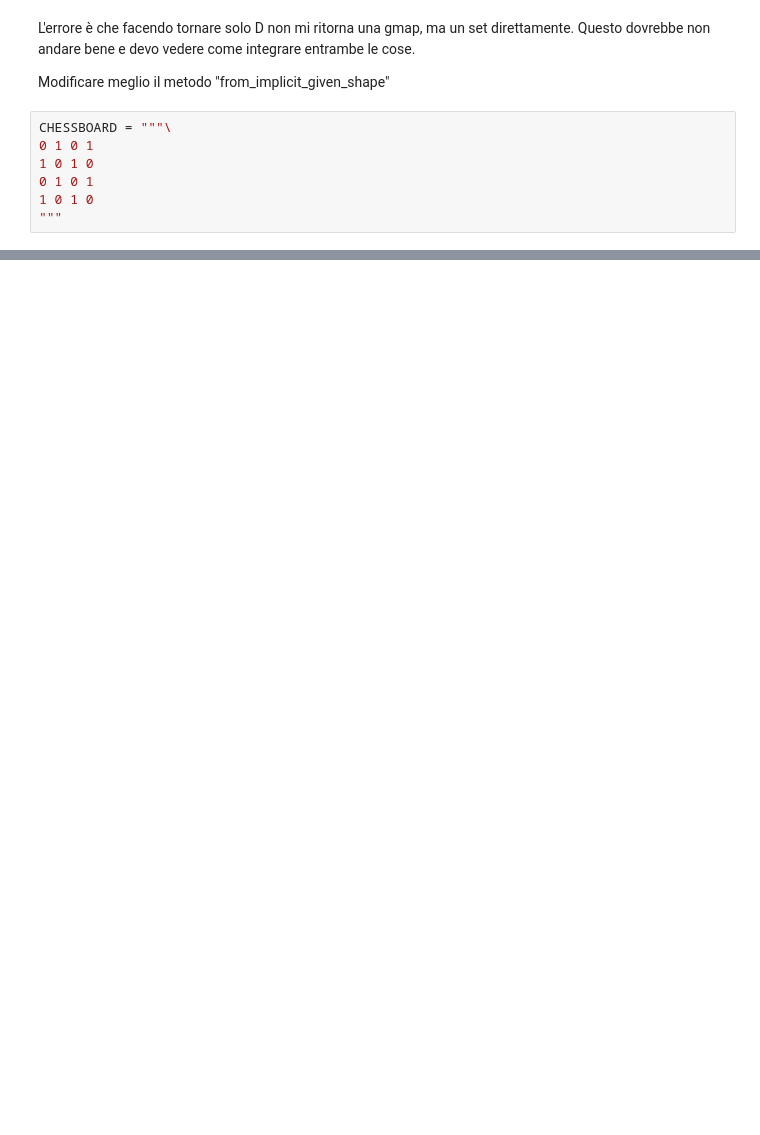
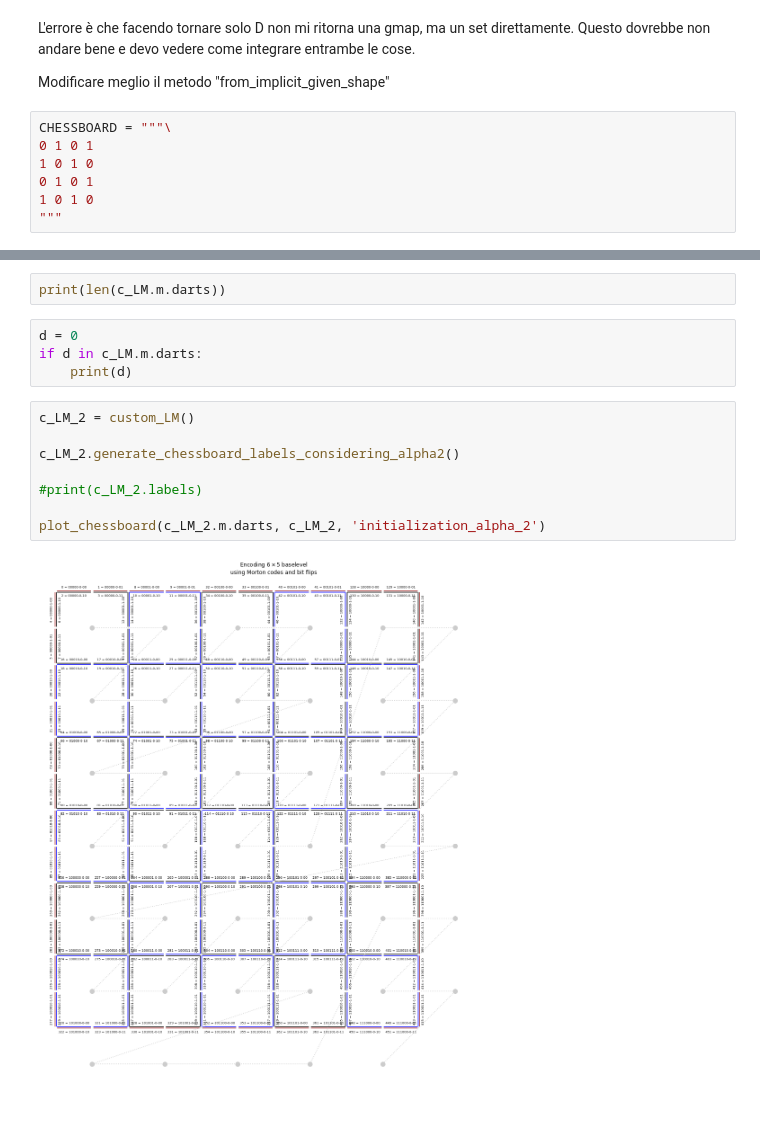
Before and after one commit to napolanocarmine/Thesis_Project, a Jupyter notebook: test_label_map.ipynb, the cells around one changed output, grey strips where cells are left out. Drawn from its saved outputs; the diff is of its cells as text; blank space fills up the shorter version.

Commit message:
generalization chessboard plot for every dimension

```diff
--- a/test_label_map.ipynb
+++ b/test_label_map.ipynb
@@ -72,0 +38,16 @@ plot_chessboard(c_LM.m.darts, c_LM, 'after_removal_edges_alternate')
+# %%
+print(len(c_LM.m.darts))
+# %%
+d = 0
+if d in c_LM.m.darts:
+    print(d)
+# %%
+c_LM_2 = custom_LM()
+
+c_LM_2.generate_chessboard_labels_considering_alpha2()
+
+#print(c_LM_2.labels)
+
+plot_chessboard(c_LM_2.m.darts, c_LM_2, 'initialization_alpha_2')
+# %% [output]
+[figure, added]
```
Also changed, not shown: parts of 8 cells of this notebook, 32 other files.
